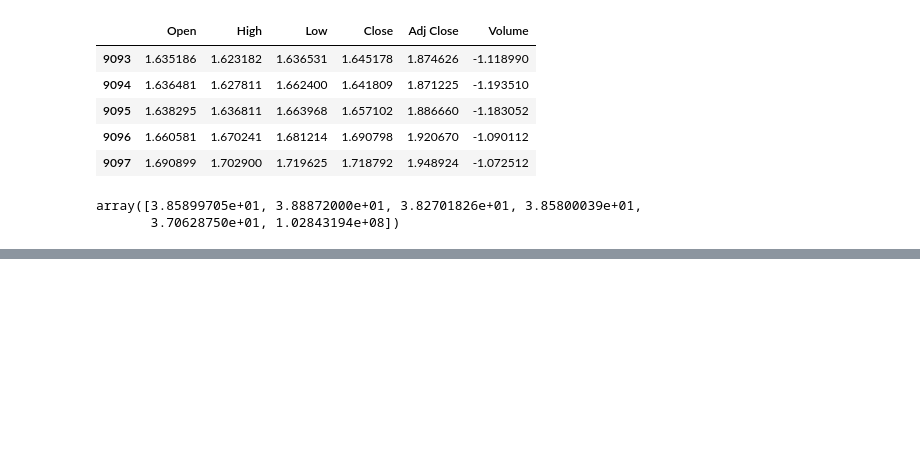
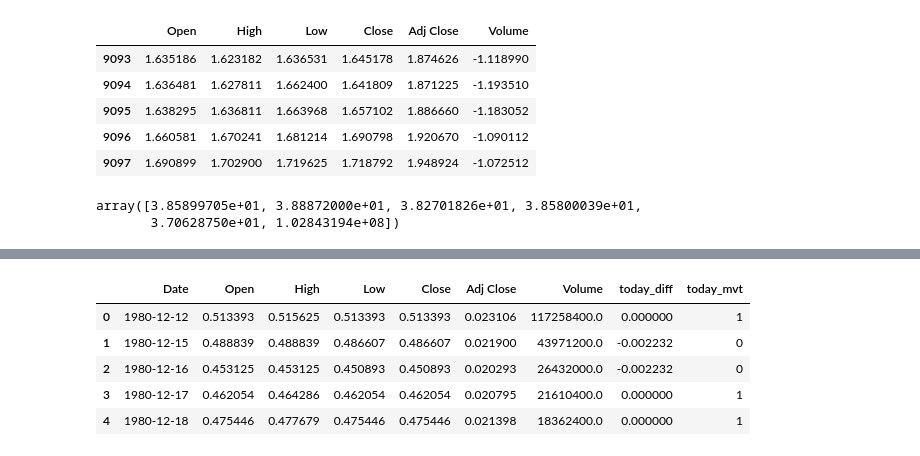
Before and after one commit to NicholasStern/final_project, a Jupyter notebook: price_prediction.ipynb, the cells around one changed output, grey strips where cells are left out. Saved outputs shown, nothing was run; the diff lists cells and outputs as text; code cells hidden in the pictures; blank space fills up the shorter version.

```diff
--- a/price_prediction.ipynb
+++ b/price_prediction.ipynb
@@ -184,0 +184,2 @@ print("{:.2f}% of correct results with threshold={} on train set.".format(is_cor
+# %%
+company_df = pd.read_csv('histories/apple.csv')
@@ -184,0 +206,2 @@ print("{:.2f}% of correct results with threshold={} on train set.".format(is_cor
+# %%
+company_df['Date'] = pd.to_datetime(company_df['Date'])
@@ -184,0 +244,9 @@ print("{:.2f}% of correct results with threshold={} on train set.".format(is_cor
+# %%
+company_df.head()
+# %% [output]
+|  | Date | Open | High | Low | Close | Adj Close | Volume | today_diff | today_mvt |
+| 0 | 1980-12-12 | 0.513393 | 0.515625 | 0.513393 | 0.513393 | 0.023106 | 117258400.0 | 0.000000 | 1 |
+| 1 | 1980-12-15 | 0.488839 | 0.488839 | 0.486607 | 0.486607 | 0.021900 | 43971200.0 | -0.002232 | 0 |
+| 2 | 1980-12-16 | 0.453125 | 0.453125 | 0.450893 | 0.450893 | 0.020293 | 26432000.0 | -0.002232 | 0 |
+| 3 | 1980-12-17 | 0.462054 | 0.464286 | 0.462054 | 0.462054 | 0.020795 | 21610400.0 | 0.000000 | 1 |
+| 4 | 1980-12-18 | 0.475446 | 0.477679 | 0.475446 | 0.475446 | 0.021398 | 18362400.0 | 0.000000 | 1 |
```
Also changed, not shown: parts of 51 cells of this notebook, 3 other files.
